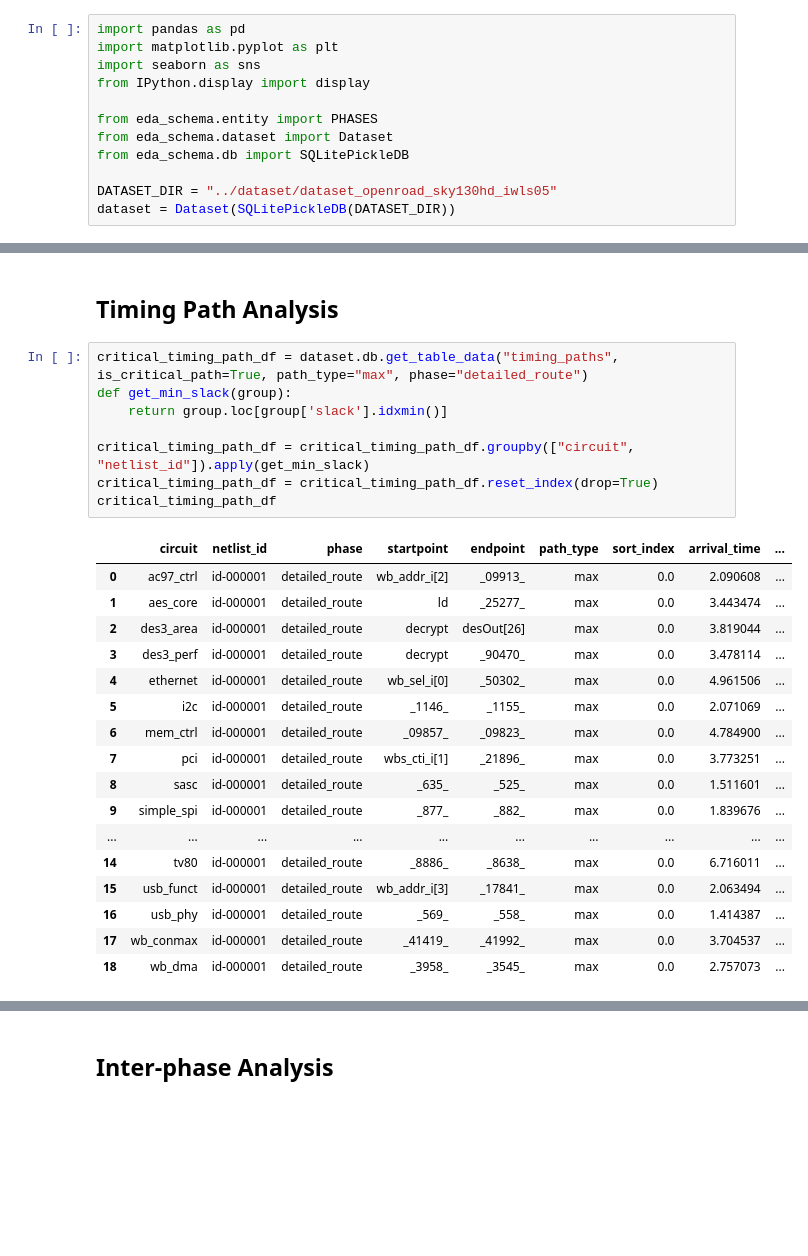
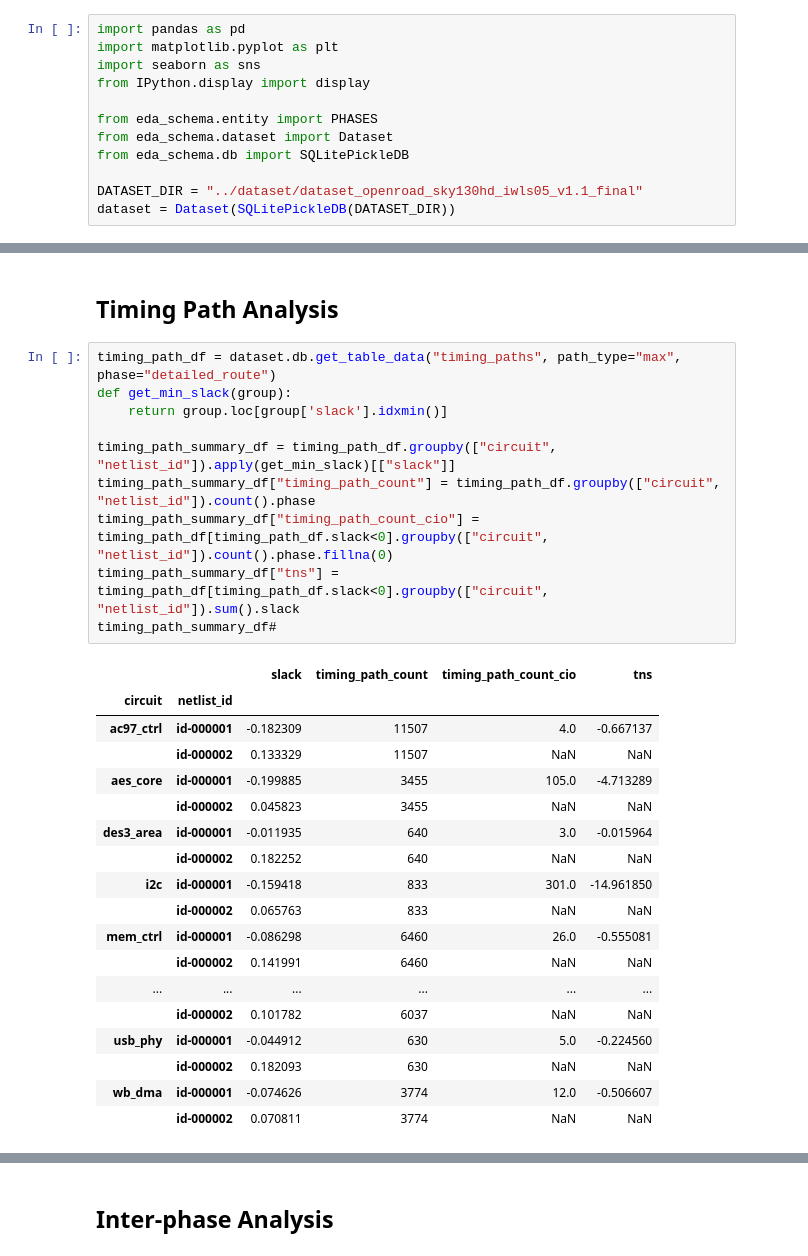
Before and after one commit to drexel-ice/EDA-schema, a Jupyter notebook: notebooks/IWLS05-OpenROAD-sky130hd-dataset-v1.1-Analysis.ipynb, the cells around one changed output, grey strips where cells are left out. Drawn from its saved outputs; the diff is of its cells as text; blank space fills up the shorter version.

```diff
--- a/notebooks/IWLS05-OpenROAD-sky130hd-dataset-v1.1-Analysis.ipynb
+++ b/notebooks/IWLS05-OpenROAD-sky130hd-dataset-v1.1-Analysis.ipynb
@@ -20,7 +45,7 @@ from eda_schema.entity import PHASES
 from eda_schema.dataset import Dataset
 from eda_schema.db import SQLitePickleDB
 
-DATASET_DIR = "../dataset/dataset_openroad_sky130hd_iwls05"
+DATASET_DIR = "../dataset/dataset_openroad_sky130hd_iwls05_v1.1_final"
 dataset = Dataset(SQLitePickleDB(DATASET_DIR))
 # %% [markdown]
 ## Netlist Analysis
@@ -289,28 +99,31 @@ Text(0.5, 0.98, '')
 # %% [markdown]
 ## Timing Path Analysis
 # %%
-critical_timing_path_df = dataset.db.get_table_data("timing_paths", is_critical_path=True, path_type="max", phase="detailed_route")
+timing_path_df = dataset.db.get_table_data("timing_paths", path_type="max", phase="detailed_route")
 def get_min_slack(group):
     return group.loc[group['slack'].idxmin()]
 
-critical_timing_path_df = critical_timing_path_df.groupby(["circuit", "netlist_id"]).apply(get_min_slack)
-critical_timing_path_df = critical_timing_path_df.reset_index(drop=True)
-critical_timing_path_df
+timing_path_summary_df = timing_path_df.groupby(["circuit", "netlist_id"]).apply(get_min_slack)[["slack"]]
+timing_path_summary_df["timing_path_count"] = timing_path_df.groupby(["circuit", "netlist_id"]).count().phase
+timing_path_summary_df["timing_path_count_cio"] = timing_path_df[timing_path_df.slack<0].groupby(["circuit", "netlist_id"]).count().phase.fillna(0)
+timing_path_summary_df["tns"] = timing_path_df[timing_path_df.slack<0].groupby(["circuit", "netlist_id"]).sum().slack
+timing_path_summary_df#
 # %% [output]
-|  | circuit | netlist_id | phase | startpoint | endpoint | path_type | sort_index | arrival_time | ... |
-| 0 | ac97_ctrl | id-000001 | detailed_route | wb_addr_i[2] | _09913_ | max | 0.0 | 2.090608 | ... |
-| 1 | aes_core | id-000001 | detailed_route | ld | _25277_ | max | 0.0 | 3.443474 | ... |
-| 2 | des3_area | id-000001 | detailed_route | decrypt | desOut[26] | max | 0.0 | 3.819044 | ... |
-| 3 | des3_perf | id-000001 | detailed_route | decrypt | _90470_ | max | 0.0 | 3.478114 | ... |
-| 4 | ethernet | id-000001 | detailed_route | wb_sel_i[0] | _50302_ | max | 0.0 | 4.961506 | ... |
-| 5 | i2c | id-000001 | detailed_route | _1146_ | _1155_ | max | 0.0 | 2.071069 | ... |
-| 6 | mem_ctrl | id-000001 | detailed_route | _09857_ | _09823_ | max | 0.0 | 4.784900 | ... |
-| 7 | pci | id-000001 | detailed_route | wbs_cti_i[1] | _21896_ | max | 0.0 | 3.773251 | ... |
-| 8 | sasc | id-000001 | detailed_route | _635_ | _525_ | max | 0.0 | 1.511601 | ... |
-| 9 | simple_spi | id-000001 | detailed_route | _877_ | _882_ | max | 0.0 | 1.839676 | ... |
-| ... | ... | ... | ... | ... | ... | ... | ... | ... | ... |
-| 14 | tv80 | id-000001 | detailed_route | _8886_ | _8638_ | max | 0.0 | 6.716011 | ... |
-| 15 | usb_funct | id-000001 | detailed_route | wb_addr_i[3] | _17841_ | max | 0.0 | 2.063494 | ... |
-| 16 | usb_phy | id-000001 | detailed_route | _569_ | _558_ | max | 0.0 | 1.414387 | ... |
-| 17 | wb_conmax | id-000001 | detailed_route | _41419_ | _41992_ | max | 0.0 | 3.704537 | ... |
-| 18 | wb_dma | id-000001 | detailed_route | _3958_ | _3545_ | max | 0.0 | 2.757073 | ... |
+|  |  | slack | timing_path_count | timing_path_count_cio | tns |
+| circuit | netlist_id |  |  |  |  |
+| ac97_ctrl | id-000001 | -0.182309 | 11507 | 4.0 | -0.667137 |
+|  | id-000002 | 0.133329 | 11507 | NaN | NaN |
+| aes_core | id-000001 | -0.199885 | 3455 | 105.0 | -4.713289 |
+|  | id-000002 | 0.045823 | 3455 | NaN | NaN |
+| des3_area | id-000001 | -0.011935 | 640 | 3.0 | -0.015964 |
+|  | id-000002 | 0.182252 | 640 | NaN | NaN |
+| i2c | id-000001 | -0.159418 | 833 | 301.0 | -14.961850 |
+|  | id-000002 | 0.065763 | 833 | NaN | NaN |
+| mem_ctrl | id-000001 | -0.086298 | 6460 | 26.0 | -0.555081 |
+|  | id-000002 | 0.141991 | 6460 | NaN | NaN |
+| ... | ... | ... | ... | ... | ... |
+|  | id-000002 | 0.101782 | 6037 | NaN | NaN |
+| usb_phy | id-000001 | -0.044912 | 630 | 5.0 | -0.224560 |
+|  | id-000002 | 0.182093 | 630 | NaN | NaN |
+| wb_dma | id-000001 | -0.074626 | 3774 | 12.0 | -0.506607 |
+|  | id-000002 | 0.070811 | 3774 | NaN | NaN |
```
Also changed, not shown: parts of 17 cells of this notebook, 1 other file.
